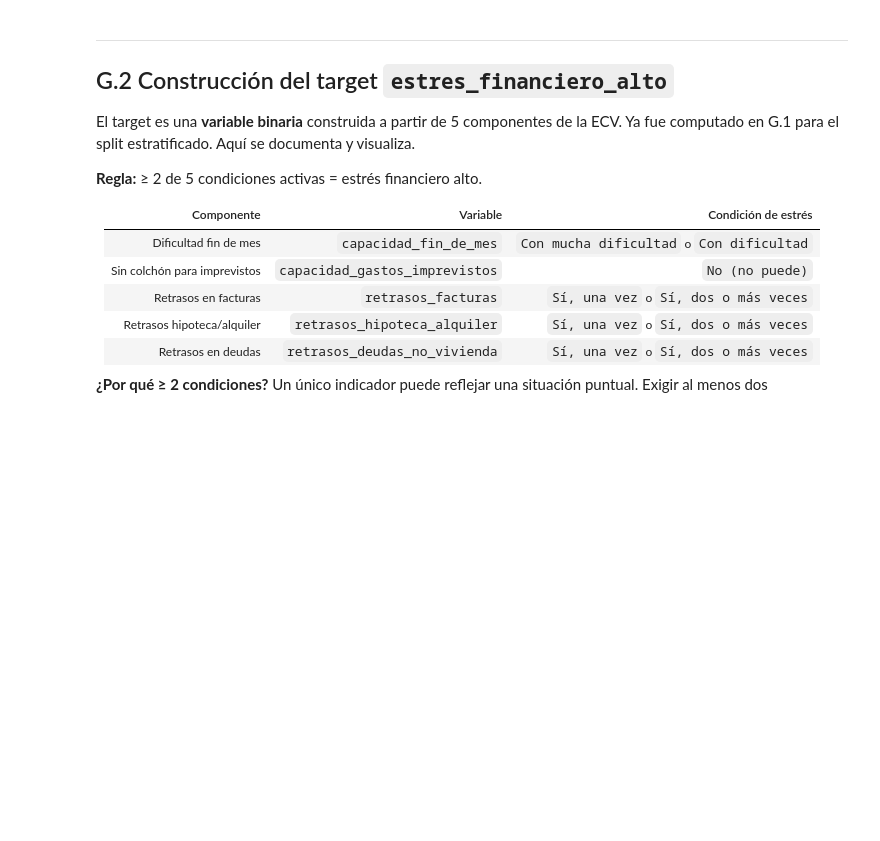
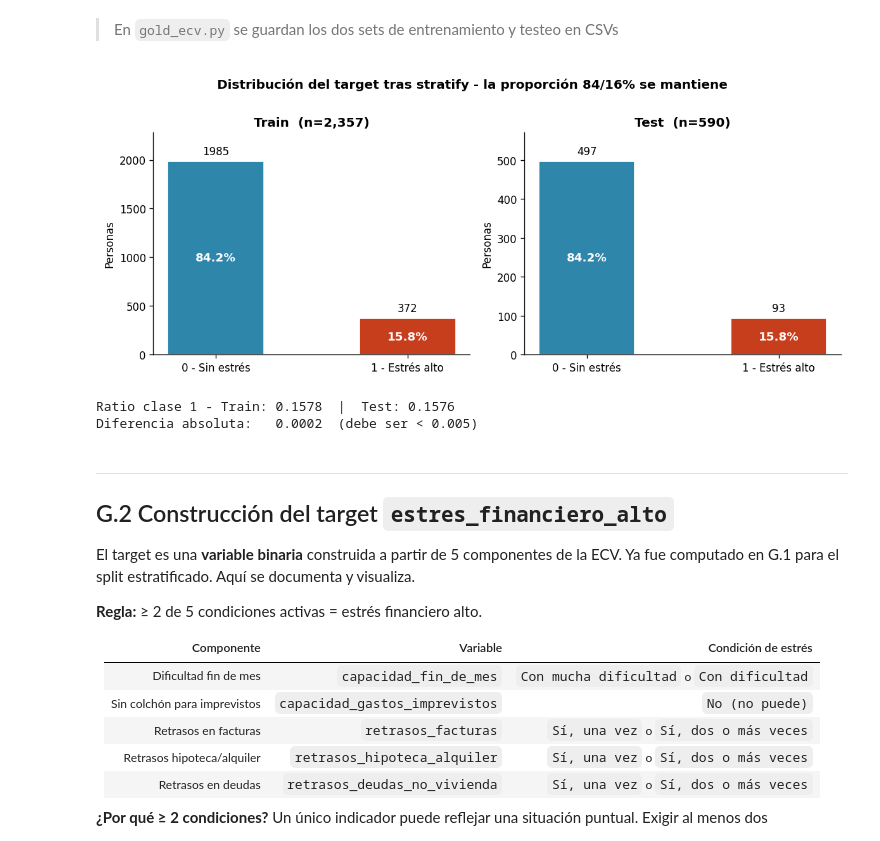
Before and after one commit to somm14/tfm_project, a Jupyter notebook: src/03_gold_layer.ipynb, the cells around one changed output. Drawn from its saved outputs; the diff is of its cells as text; code cells hidden in the pictures; blank space fills up the shorter version.

Commit message:
add target y split

```diff
--- a/src/03_gold_layer.ipynb
+++ b/src/03_gold_layer.ipynb
@@ -53,20 +51,9 @@ from sklearn.preprocessing import OneHotEncoder, StandardScaler
 from sklearn.dummy import DummyClassifier
 from sklearn import set_config
 
-plt.rcParams.update({
-    'figure.dpi': 120,
-    'axes.spines.top': False,
-    'axes.spines.right': False,
-    'axes.titlesize': 12,
-    'axes.labelsize': 10,
-    'font.family': 'sans-serif',
-})
-PALETTE = ['#2E86AB', '#A23B72', '#F18F01', '#C73E1D', '#3B1F2B']
-sns.set_palette(PALETTE)
+from utils.constants_var import PATH_SILVER_ANALITICO, COLS_AUX
+from utils.mapeo_utils import COMPONENTES_ESTRES
+from utils.visualizations_utils import distribucion_target
 
-PATH_SILVER = Path('data/02_silver/dataset_analitico.csv')
-PATH_GOLD   = Path('data/03_gold/dataset_modelado.csv')
-PATH_GOLD_DIR = Path('data/03_gold')
-
-df_full = pd.read_csv(PATH_SILVER, low_memory=False)
-print(f'Dataset Silver cargado: {df_full.shape[0]:,} filas × {df_full.shape[1]} columnas')
+df = pd.read_csv(PATH_SILVER_ANALITICO, low_memory=False)
+print(f'Dataset Silver cargado: {df.shape[0]:,} filas × {df.shape[1]} columnas')
@@ -125,9 +105,7 @@ print(f'Observaciones con target definido: {len(df_split):,}  '
 # %%
-# ── Split estratificado ──────────────────────────────────────────────────
-COLS_EXCLUIR = ['estres_financiero_alto', 'peso_persona']
-
-X = df_split.drop(columns=[c for c in COLS_EXCLUIR if c in df_split.columns])
-y = df_split['estres_financiero_alto'].astype(int)
+# Split estratificado
+X = df.drop(columns=[c for c in COLS_AUX if c in df.columns])
+y = df['estres_financiero_alto'].astype(int)
 
 X_train, X_test, y_train, y_test = train_test_split(
     X, y,
@@ -200,3 +142,12 @@ print(f'Diferencia absoluta:   {abs(ratio_train - ratio_test):.4f}  (debe ser <
+# %% [markdown]
+> En `gold_ecv.py` se guardan los dos sets de entrenamiento y testeo en CSVs
+# %%
+# Visualización: distribución del target en train y test
+distribucion_target(y_train, y_test)
+# %% [output]
+[figure, added]
+Ratio clase 1 - Train: 0.1578  |  Test: 0.1576
+Diferencia absoluta:   0.0002  (debe ser < 0.005)
 # %% [markdown]
 ---
 ## G.2 Construcción del target `estres_financiero_alto`
```
Also changed, not shown: parts of 11 cells of this notebook, 1 other file.
